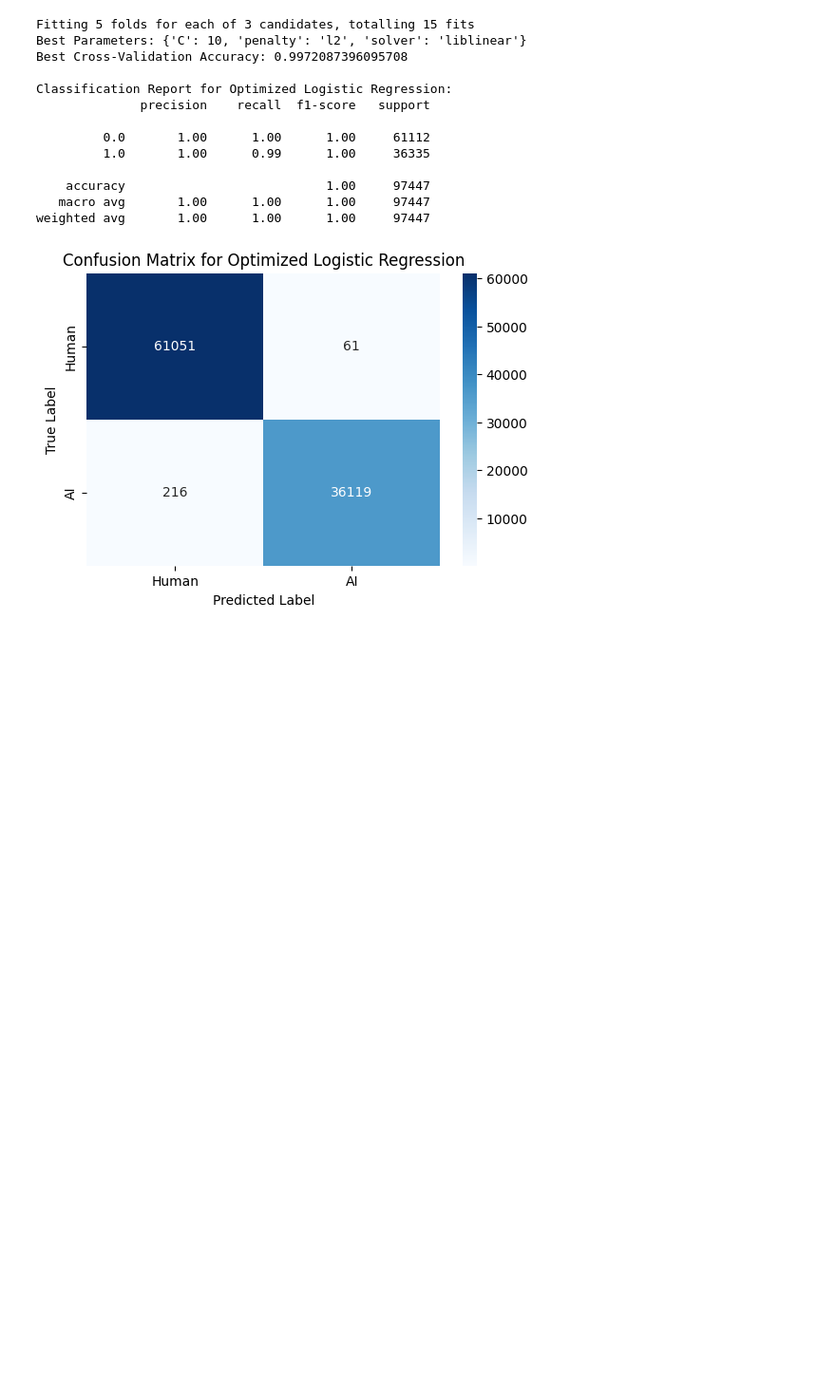
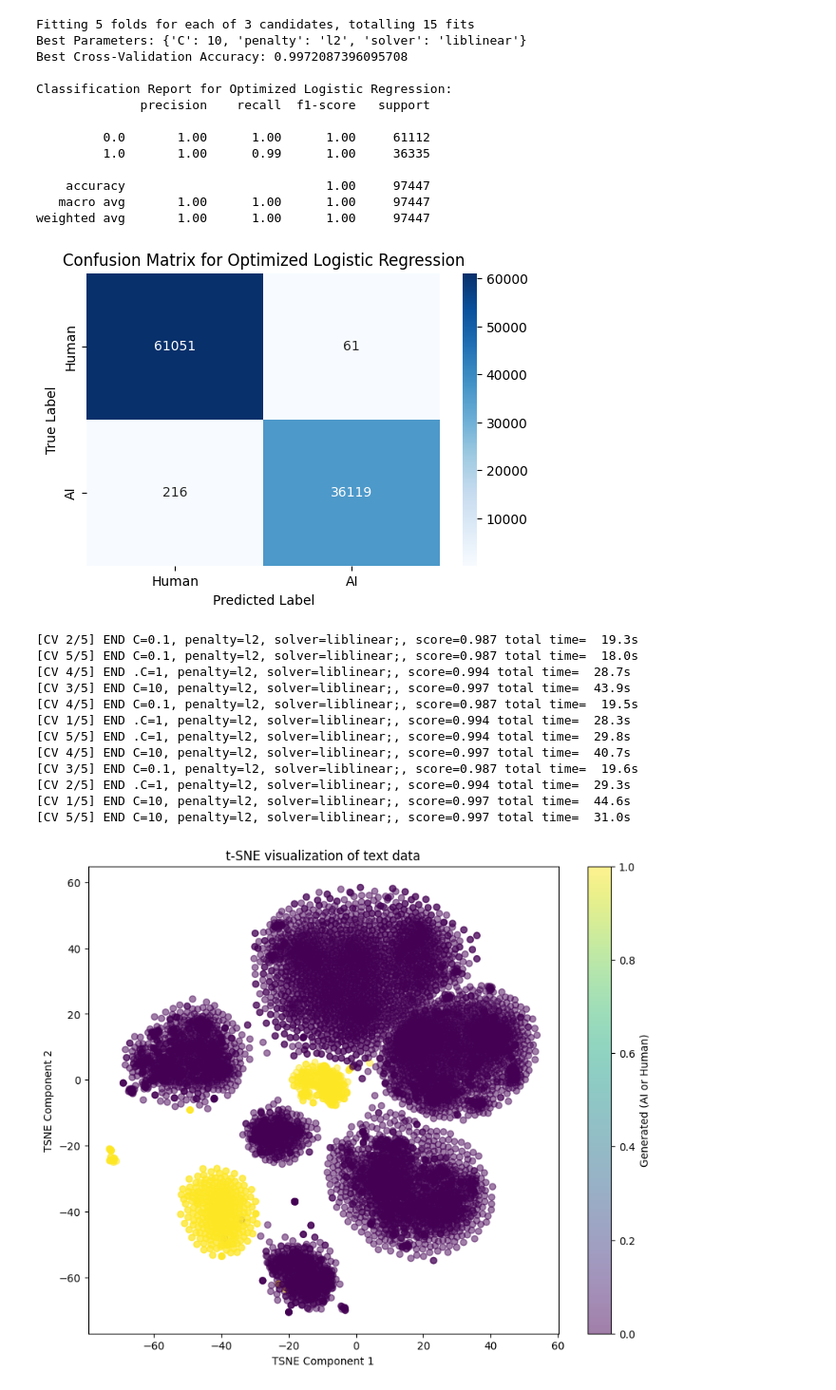
Before and after one commit to pallasite99/AI-comment-classifier, a Jupyter notebook: src/base.ipynb, the cells around one changed output. Shown at 95% size. Drawn from its saved outputs; the diff is of its cells as text; code cells hidden in the pictures; blank space fills up the shorter version.

Commit message:
Kaggle Notebook | data-mining-comment-classifier | Version 13

```diff
--- a/src/base.ipynb
+++ b/src/base.ipynb
@@ -388,6 +388,48 @@ Classification Report for Optimized Logistic Regression:
    macro avg       1.00      1.00      1.00     97447
 weighted avg       1.00      1.00      1.00     97447
 [figure]
+# %%
+from sklearn.manifold import TSNE
+# Apply the cleaning function to the 'text' column
+df['cleaned_text'] = df['text'].apply(clean_text_no_nltk)
+df.head()
+df_subset = df[:10000]
+# Extract the text and target columns
+X_raw = df_subset['cleaned_text']
+y = df_subset['generated']
+
+# Convert text to numeric features using TF-IDF
+vectorizer = TfidfVectorizer(max_features=5000)
+X = vectorizer.fit_transform(X_raw)
+# Apply t-SNE to reduce the dimensionality of the data
+tsne = TSNE(n_components=2, random_state=42, perplexity=20)
+X_tsne = tsne.fit_transform(X.toarray())  # Converting sparse matrix to dense array
+
+# Create a DataFrame with the t-SNE results
+tsne_df = pd.DataFrame(X_tsne, columns=['TSNE1', 'TSNE2'])
+tsne_df['generated'] = y
+# Plot the t-SNE results
+plt.figure(figsize=(10, 8))
+plt.scatter(tsne_df['TSNE1'], tsne_df['TSNE2'], c=tsne_df['generated'], cmap='viridis', alpha=0.5)
+plt.title('t-SNE visualization of text data')
+plt.xlabel('TSNE Component 1')
+plt.ylabel('TSNE Component 2')
+plt.colorbar(label='Generated (AI or Human)')
+plt.show()
+# %% [output]
+[CV 2/5] END C=0.1, penalty=l2, solver=liblinear;, score=0.987 total time=  19.3s
+[CV 5/5] END C=0.1, penalty=l2, solver=liblinear;, score=0.987 total time=  18.0s
+[CV 4/5] END .C=1, penalty=l2, solver=liblinear;, score=0.994 total time=  28.7s
+[CV 3/5] END C=10, penalty=l2, solver=liblinear;, score=0.997 total time=  43.9s
+[CV 4/5] END C=0.1, penalty=l2, solver=liblinear;, score=0.987 total time=  19.5s
+[CV 1/5] END .C=1, penalty=l2, solver=liblinear;, score=0.994 total time=  28.3s
+[CV 5/5] END .C=1, penalty=l2, solver=liblinear;, score=0.994 total time=  29.8s
+[CV 4/5] END C=10, penalty=l2, solver=liblinear;, score=0.997 total time=  40.7s
+[CV 3/5] END C=0.1, penalty=l2, solver=liblinear;, score=0.987 total time=  19.6s
+[CV 2/5] END .C=1, penalty=l2, solver=liblinear;, score=0.994 total time=  29.3s
+[CV 1/5] END C=10, penalty=l2, solver=liblinear;, score=0.997 total time=  44.6s
+[CV 5/5] END C=10, penalty=l2, solver=liblinear;, score=0.997 total time=  31.0s
+[figure, added]
 # %%
 # Generates .pkl files that can be used for local UI demo of the trained model
 import pickle
```
Also changed, not shown: parts of 1 cell of this notebook.
